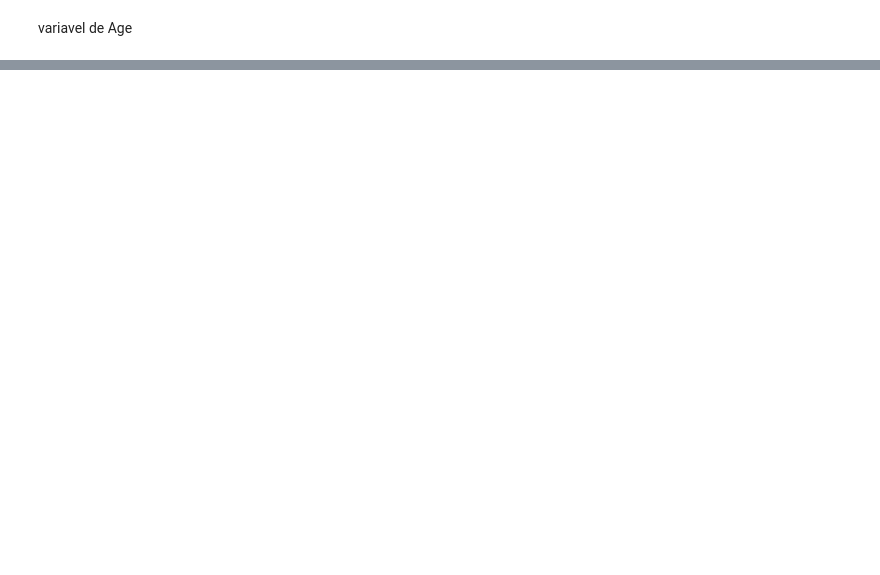
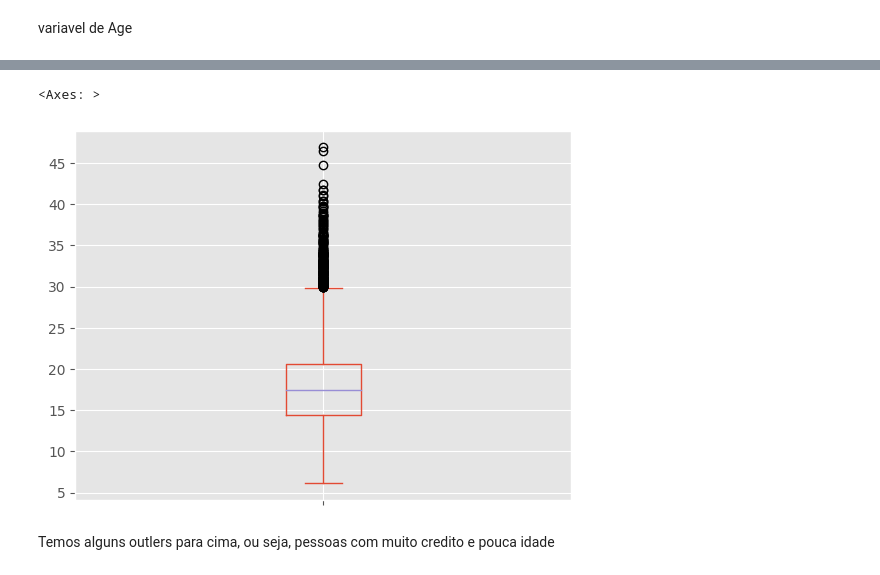
Before and after one commit to VitorLeitao/IF679---Analise-Bank-Churn, a Jupyter notebook: preprocessamento.ipynb, the cells around one changed output, grey strips where cells are left out. Saved outputs shown, nothing was run; the diff lists cells and outputs as text; code cells hidden in the pictures; blank space fills up the shorter version.

```diff
--- a/preprocessamento.ipynb
+++ b/preprocessamento.ipynb
@@ -295,0 +318,7 @@ outliers_above.sort_values(by='Age', ascending=False)
+# %%
+(churn_transformed['CreditScore'] / churn_transformed['Age']).plot.box()
+# %% [output]
+<Axes: >
+[figure, added]
+# %% [markdown]
+Temos alguns outlers para cima, ou seja, pessoas com muito credito e pouca idade
```
Also changed, not shown: parts of 36 cells of this notebook, 2 other files.
